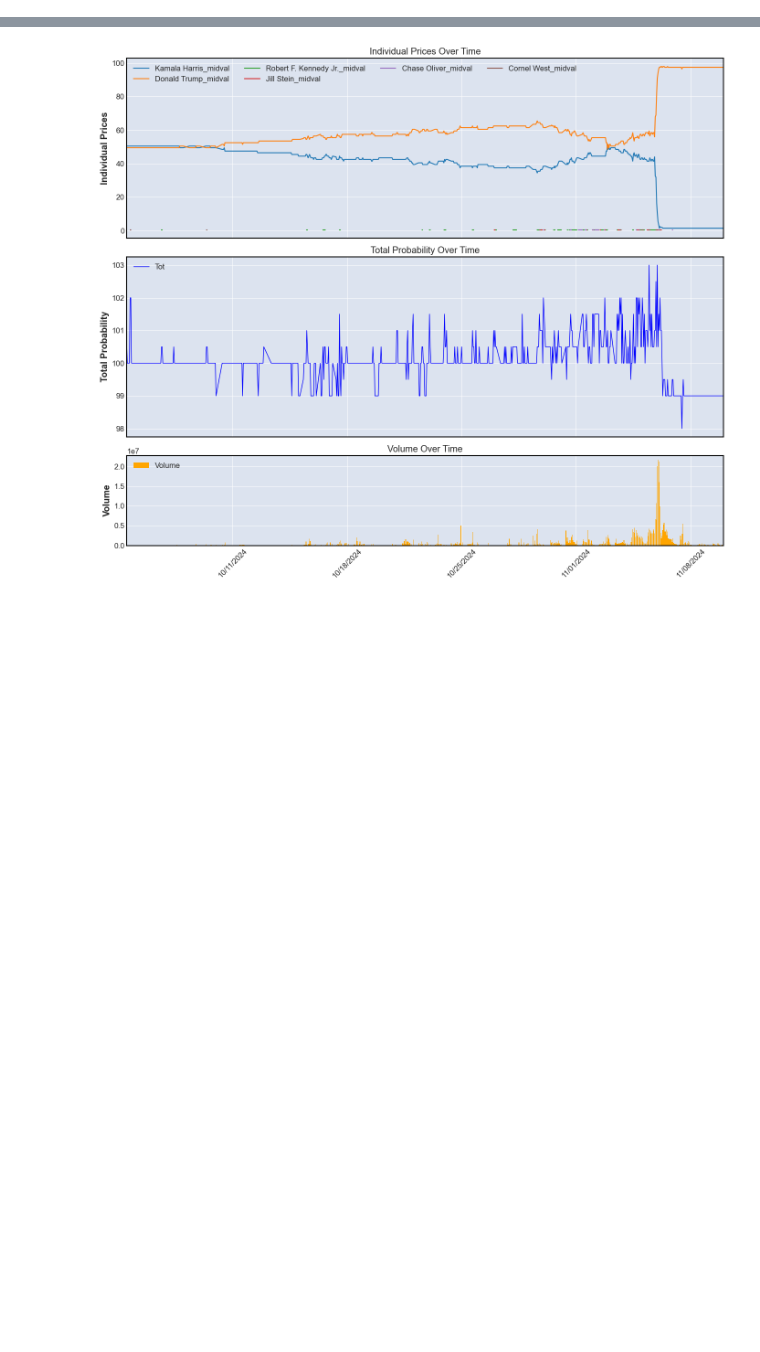
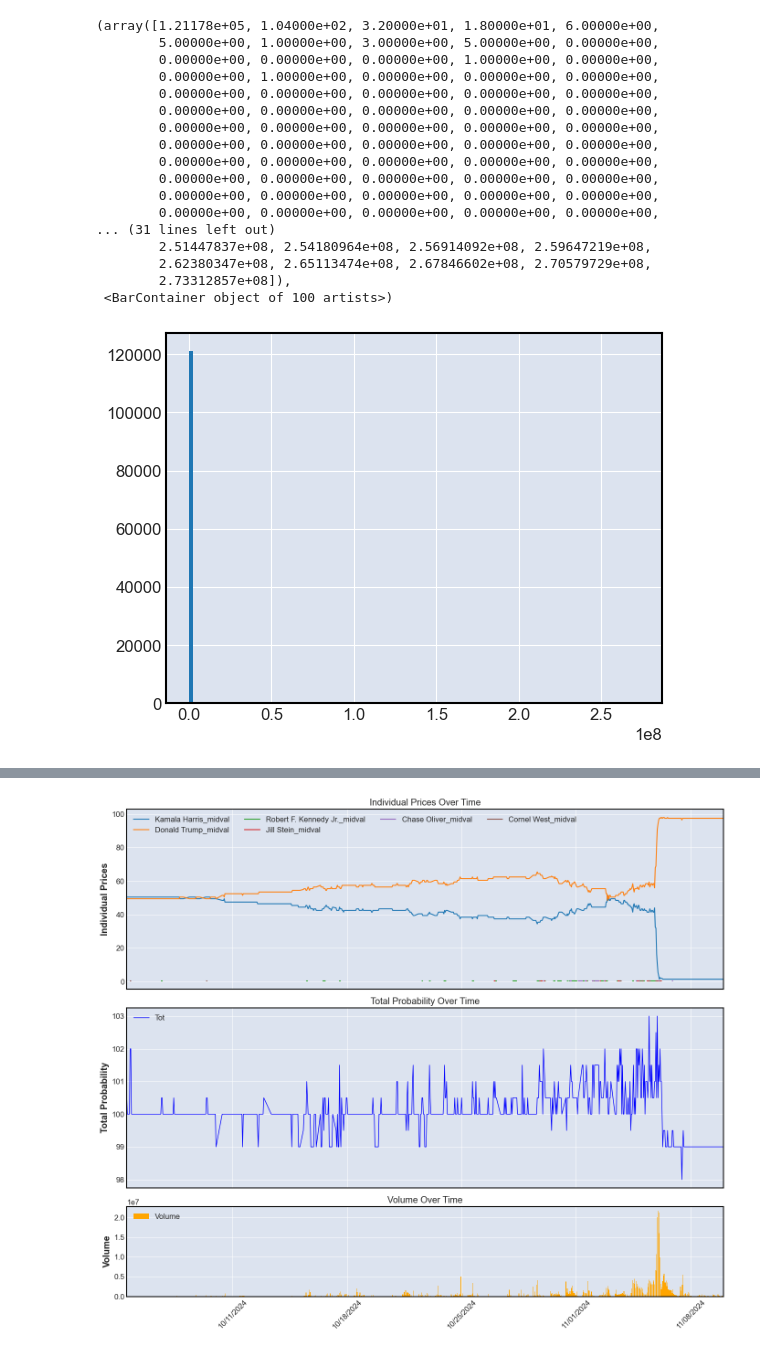
Before and after one commit to NiccoloComati/pjts, a Jupyter notebook: 10. Kalshi/main.ipynb, the cells around one changed output, grey strips where cells are left out. Saved outputs shown, nothing was run; the diff lists cells and outputs as text; code cells hidden in the pictures; blank space fills up the shorter version.

```diff
--- a/10. Kalshi/main.ipynb
+++ b/10. Kalshi/main.ipynb
@@ -755 +798,22 @@ markets_df =  pd.read_csv(r"pulled_data\AllMarkets_20250425_090031.csv")
+# %%
+plt.hist(markets_df[(markets_df['status'] == "finalized") & (markets_df['volume'] > 100)]['volume'].values, bins=100)
+# %% [output]
+(array([1.21178e+05, 1.04000e+02, 3.20000e+01, 1.80000e+01, 6.00000e+00,
+        5.00000e+00, 1.00000e+00, 3.00000e+00, 5.00000e+00, 0.00000e+00,
+        0.00000e+00, 0.00000e+00, 0.00000e+00, 1.00000e+00, 0.00000e+00,
+        0.00000e+00, 1.00000e+00, 0.00000e+00, 0.00000e+00, 0.00000e+00,
+        0.00000e+00, 0.00000e+00, 0.00000e+00, 0.00000e+00, 0.00000e+00,
+        0.00000e+00, 0.00000e+00, 0.00000e+00, 0.00000e+00, 0.00000e+00,
+        0.00000e+00, 0.00000e+00, 0.00000e+00, 0.00000e+00, 0.00000e+00,
+        0.00000e+00, 0.00000e+00, 0.00000e+00, 0.00000e+00, 0.00000e+00,
+        0.00000e+00, 0.00000e+00, 0.00000e+00, 0.00000e+00, 0.00000e+00,
+        0.00000e+00, 0.00000e+00, 0.00000e+00, 0.00000e+00, 0.00000e+00,
+        0.00000e+00, 0.00000e+00, 0.00000e+00, 0.00000e+00, 0.00000e+00,
+        0.00000e+00, 0.00000e+00, 0.00000e+00, 0.00000e+00, 0.00000e+00,
+... (31 lines left out)
+        2.51447837e+08, 2.54180964e+08, 2.56914092e+08, 2.59647219e+08,
+        2.62380347e+08, 2.65113474e+08, 2.67846602e+08, 2.70579729e+08,
+        2.73312857e+08]),
+ <BarContainer object of 100 artists>)
+[figure, added]
 # %%
```
Also changed, not shown: parts of 8 cells of this notebook, 1 other file.
